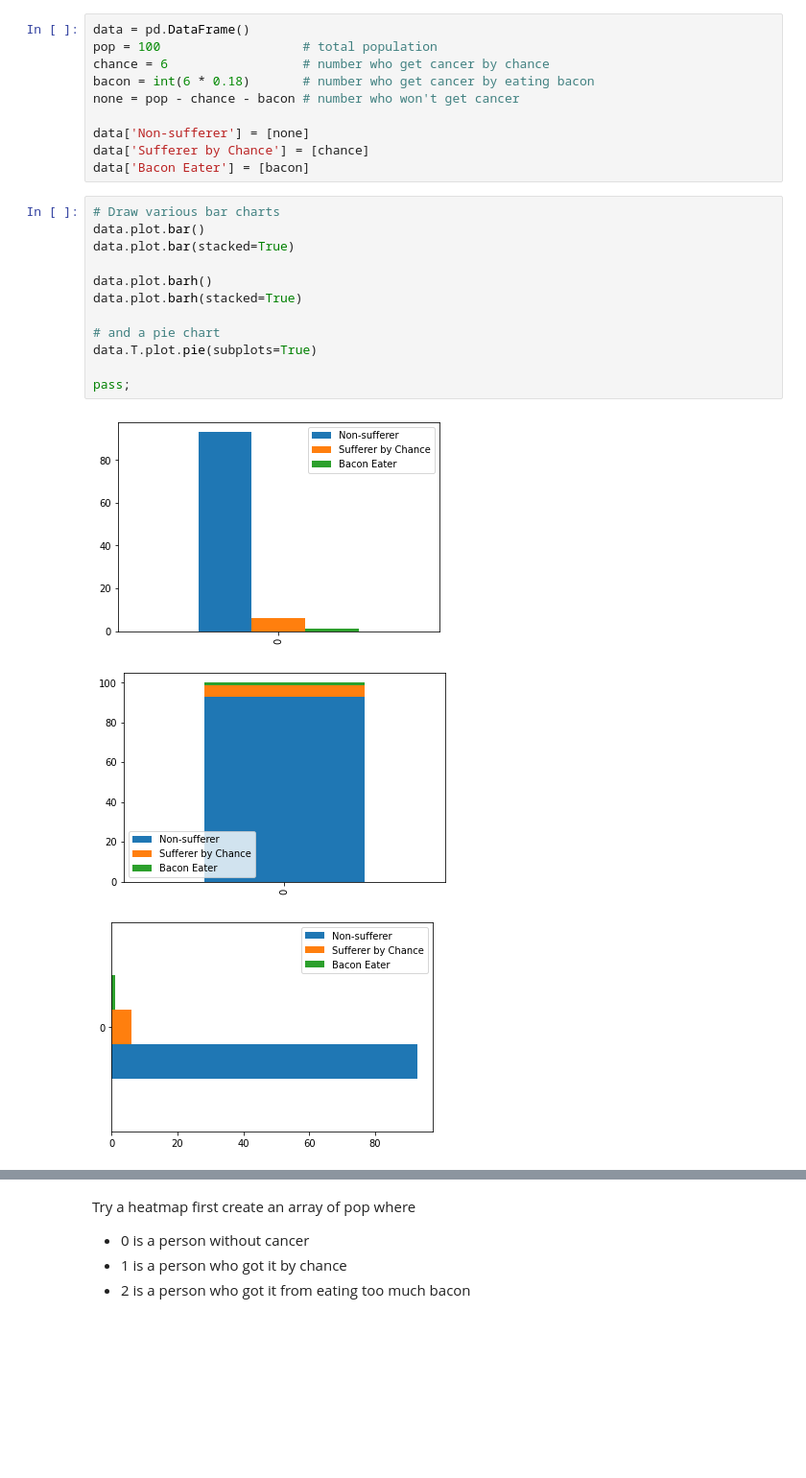
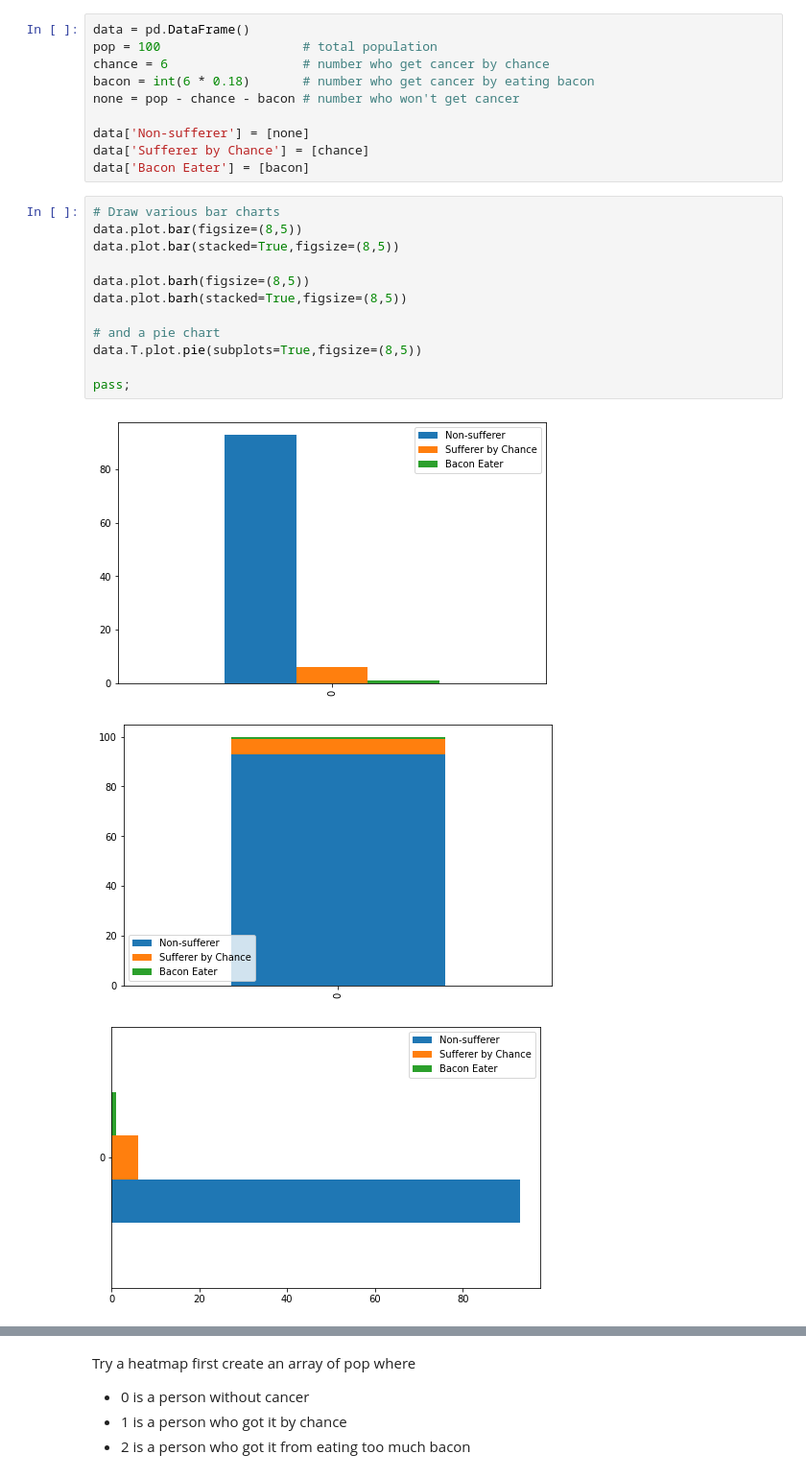
Before and after one commit to alanjones2/Alan-Jones-article-code, a Jupyter notebook: riskviz/risk.ipynb, the cells around one changed output, grey strips where cells are left out. Shown at 96% size. Cells and saved outputs as stored; diff of their text form; blank space fills up the shorter version.

Commit message:
add images

```diff
--- a/riskviz/risk.ipynb
+++ b/riskviz/risk.ipynb
@@ -28,17 +28,17 @@ data['Sufferer by Chance'] = [chance]
 data['Bacon Eater'] = [bacon]
 # %%
 # Draw various bar charts
-data.plot.bar()
-data.plot.bar(stacked=True)
+data.plot.bar(figsize=(8,5))
+data.plot.bar(stacked=True,figsize=(8,5))
 
-data.plot.barh()
-data.plot.barh(stacked=True)
+data.plot.barh(figsize=(8,5))
+data.plot.barh(stacked=True,figsize=(8,5))
 
 # and a pie chart
-data.T.plot.pie(subplots=True)
+data.T.plot.pie(subplots=True,figsize=(8,5))
 
 pass;
 # %% [output]
-[figure, old version]
+[figure, new version]
-[figure, old version]
+[figure, new version]
-[figure, old version]
+[figure, new version]
```
Also changed, not shown: parts of 3 cells of this notebook, 10 other files.
